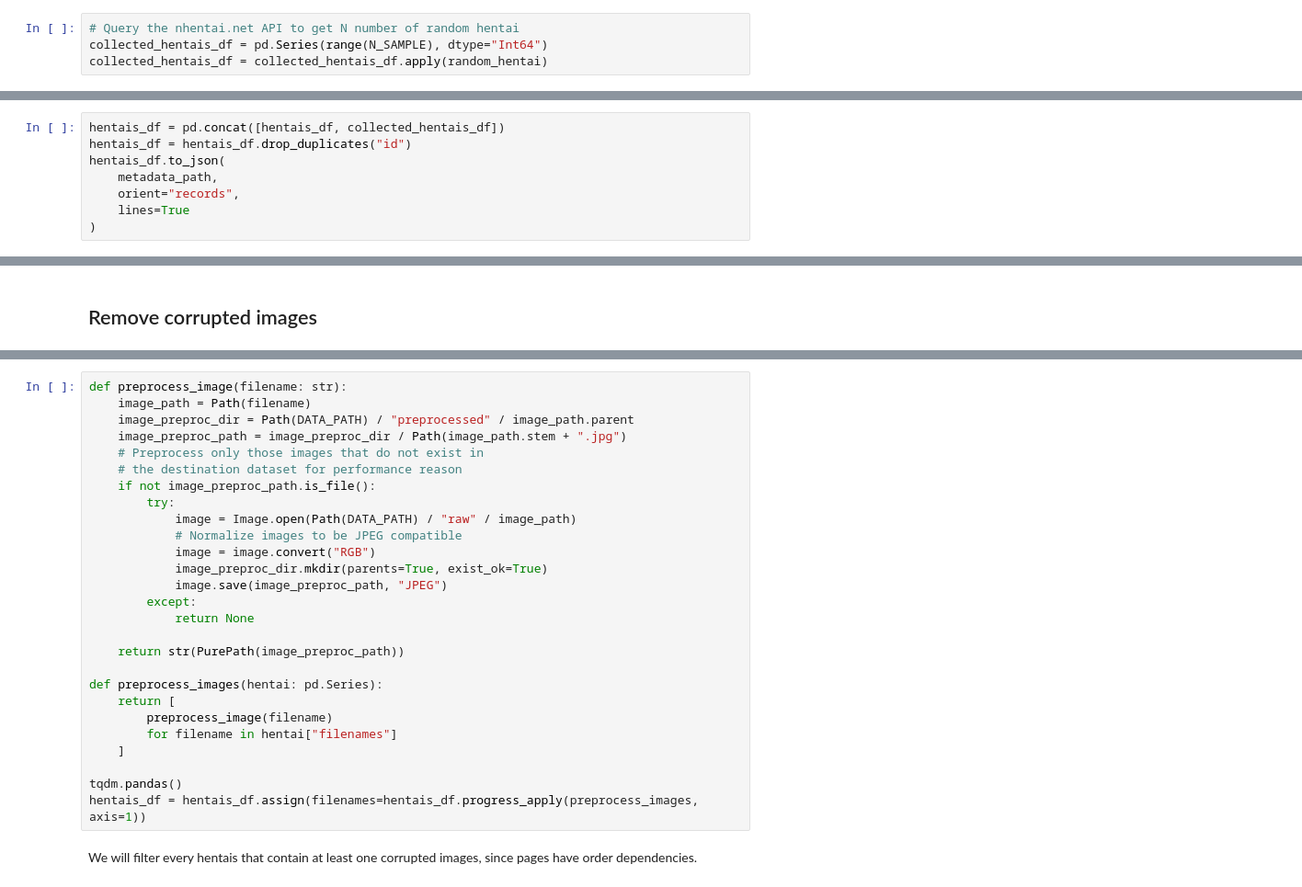
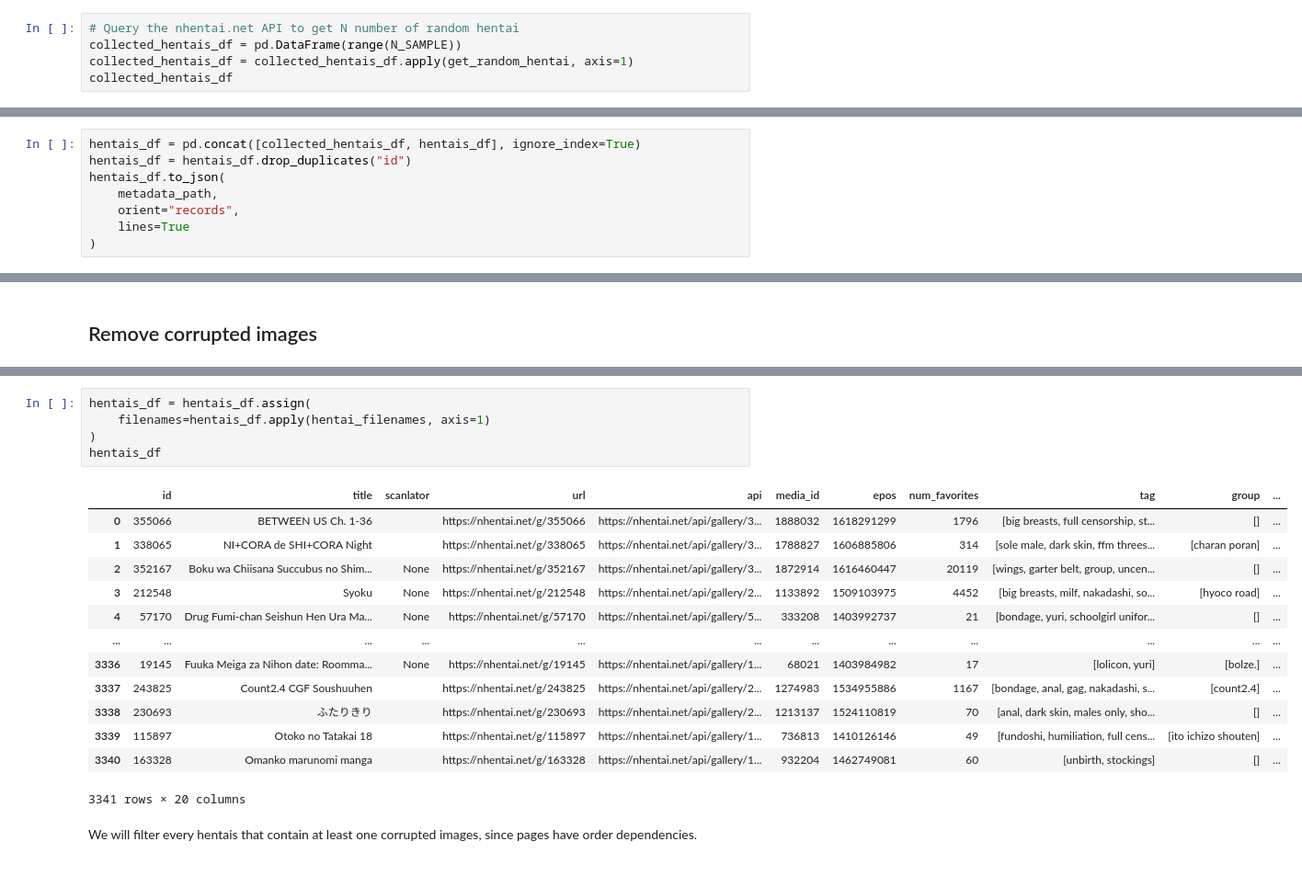
Before and after one commit to shikanime/bepeka, a Jupyter notebook: preprocessing.ipynb, the cells around one changed output, grey strips where cells are left out. Shown at 92% size. Cells and saved outputs as stored; diff of their text form.

```diff
--- a/preprocessing.ipynb
+++ b/preprocessing.ipynb
@@ -37,4 +28,5 @@ def random_hentai(_: int):
 # %%
 # Query the nhentai.net API to get N number of random hentai
-collected_hentais_df = pd.Series(range(N_SAMPLE), dtype="Int64")
-collected_hentais_df = collected_hentais_df.apply(random_hentai)
+collected_hentais_df = pd.DataFrame(range(N_SAMPLE))
+collected_hentais_df = collected_hentais_df.apply(get_random_hentai, axis=1)
+collected_hentais_df
@@ -67,7 +62,7 @@ hentais_df
 # %% [markdown]
 ## Save collected dataset
 # %%
-hentais_df = pd.concat([hentais_df, collected_hentais_df])
+hentais_df = pd.concat([collected_hentais_df, hentais_df], ignore_index=True)
 hentais_df = hentais_df.drop_duplicates("id")
 hentais_df.to_json(
     metadata_path,
@@ -102,29 +102,21 @@ hentais_df
-# %%
-def preprocess_image(filename: str):
-    image_path = Path(filename)
-    image_preproc_dir = Path(DATA_PATH) / "preprocessed" / image_path.parent
-    image_preproc_path = image_preproc_dir / Path(image_path.stem + ".jpg")
-    # Preprocess only those images that do not exist in
-    # the destination dataset for performance reason
-    if not image_preproc_path.is_file():
-        try:
-            image = Image.open(Path(DATA_PATH) / "raw" / image_path)
-            # Normalize images to be JPEG compatible
-            image = image.convert("RGB")
-            image_preproc_dir.mkdir(parents=True, exist_ok=True)
-            image.save(image_preproc_path, "JPEG")
-        except:
-            return None
-
-    return str(PurePath(image_preproc_path))
-
-def preprocess_images(hentai: pd.Series):
-    return [
-        preprocess_image(filename)
-        for filename in hentai["filenames"]
-    ]
-
-tqdm.pandas()
-hentais_df = hentais_df.assign(filenames=hentais_df.progress_apply(preprocess_images, axis=1))
+# %%
+hentais_df = hentais_df.assign(
+    filenames=hentais_df.apply(hentai_filenames, axis=1)
+)
+hentais_df
+# %% [output]
+|  | id | title | scanlator | url | api | media_id | epos | num_favorites | tag | group | ... |
+| 0 | 355066 | BETWEEN US Ch. 1-36 |  | https://nhentai.net/g/355066 | https://nhentai.net/api/gallery/3... | 1888032 | 1618291299 | 1796 | [big breasts, full censorship, st... | [] | ... |
+| 1 | 338065 | NI+CORA de SHI+CORA Night |  | https://nhentai.net/g/338065 | https://nhentai.net/api/gallery/3... | 1788827 | 1606885806 | 314 | [sole male, dark skin, ffm threes... | [charan poran] | ... |
+| 2 | 352167 | Boku wa Chiisana Succubus no Shim... | None | https://nhentai.net/g/352167 | https://nhentai.net/api/gallery/3... | 1872914 | 1616460447 | 20119 | [wings, garter belt, group, uncen... | [] | ... |
+| 3 | 212548 | Syoku | None | https://nhentai.net/g/212548 | https://nhentai.net/api/gallery/2... | 1133892 | 1509103975 | 4452 | [big breasts, milf, nakadashi, so... | [hyoco road] | ... |
+| 4 | 57170 | Drug Fumi-chan Seishun Hen Ura Ma... | None | https://nhentai.net/g/57170 | https://nhentai.net/api/gallery/5... | 333208 | 1403992737 | 21 | [bondage, yuri, schoolgirl unifor... | [] | ... |
+| ... | ... | ... | ... | ... | ... | ... | ... | ... | ... | ... | ... |
+| 3336 | 19145 | Fuuka Meiga za Nihon date: Roomma... | None | https://nhentai.net/g/19145 | https://nhentai.net/api/gallery/1... | 68021 | 1403984982 | 17 | [lolicon, yuri] | [bolze.] | ... |
+| 3337 | 243825 | Count2.4 CGF Soushuuhen |  | https://nhentai.net/g/243825 | https://nhentai.net/api/gallery/2... | 1274983 | 1534955886 | 1167 | [bondage, anal, gag, nakadashi, s... | [count2.4] | ... |
+| 3338 | 230693 | ふたりきり |  | https://nhentai.net/g/230693 | https://nhentai.net/api/gallery/2... | 1213137 | 1524110819 | 70 | [anal, dark skin, males only, sho... | [] | ... |
+| 3339 | 115897 | Otoko no Tatakai 18 |  | https://nhentai.net/g/115897 | https://nhentai.net/api/gallery/1... | 736813 | 1410126146 | 49 | [fundoshi, humiliation, full cens... | [ito ichizo shouten] | ... |
+| 3340 | 163328 | Omanko marunomi manga |  | https://nhentai.net/g/163328 | https://nhentai.net/api/gallery/1... | 932204 | 1462749081 | 60 | [unbirth, stockings] | [] | ... |
+3341 rows × 20 columns
 # %% [markdown]
 We will filter every hentais that contain at least one corrupted images, since pages have order dependencies.
```
Also changed, not shown: parts of 13 cells of this notebook, 1 other file.
